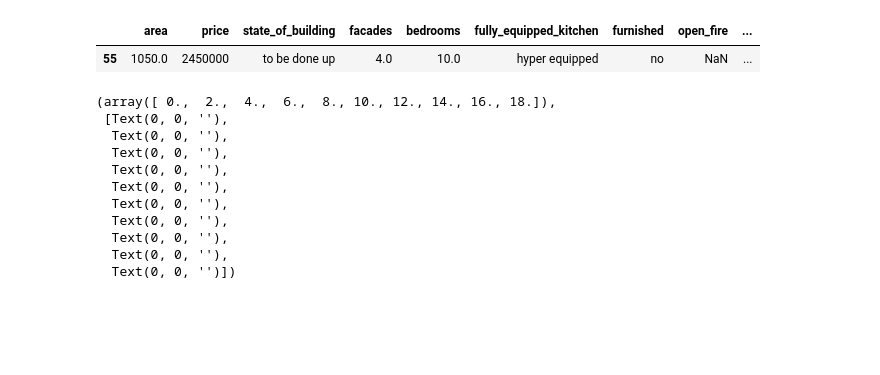
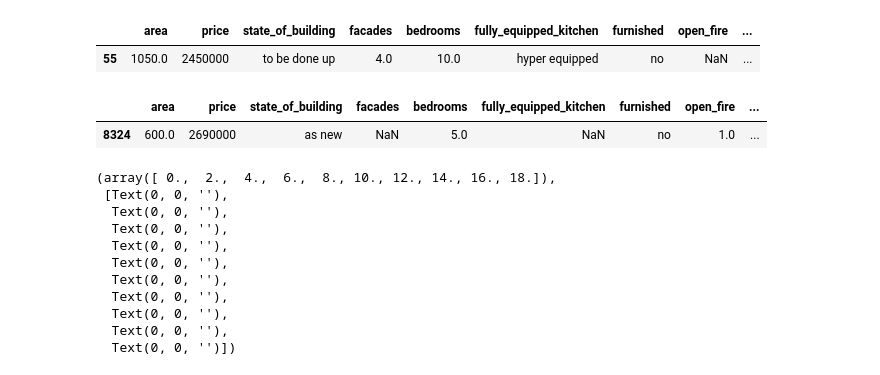
Before and after one commit to matthew-samyn/challenge-data-analysis, a Jupyter notebook: outliers.ipynb, the cells around one changed output. Drawn from its saved outputs; the diff is of its cells as text; code cells hidden in the pictures; blank space fills up the shorter version.

```diff
--- a/outliers.ipynb
+++ b/outliers.ipynb
@@ -166,6 +170,11 @@ df.loc[55:55]
 # %% [output]
 |  | area | price | state_of_building | facades | bedrooms | fully_equipped_kitchen | furnished | open_fire | ... |
 | 55 | 1050.0 | 2450000 | to be done up | 4.0 | 10.0 | hyper equipped | no | NaN | ... |
+# %%
+df.loc[8324:8324]
+# %% [output]
+|  | area | price | state_of_building | facades | bedrooms | fully_equipped_kitchen | furnished | open_fire | ... |
+| 8324 | 600.0 | 2690000 | as new | NaN | 5.0 | NaN | no | 1.0 | ... |
 # %%
 # Set figure size with matplotlib
 plt.figure(figsize=(12,6))
```
Also changed, not shown: parts of 1 cell of this notebook.
